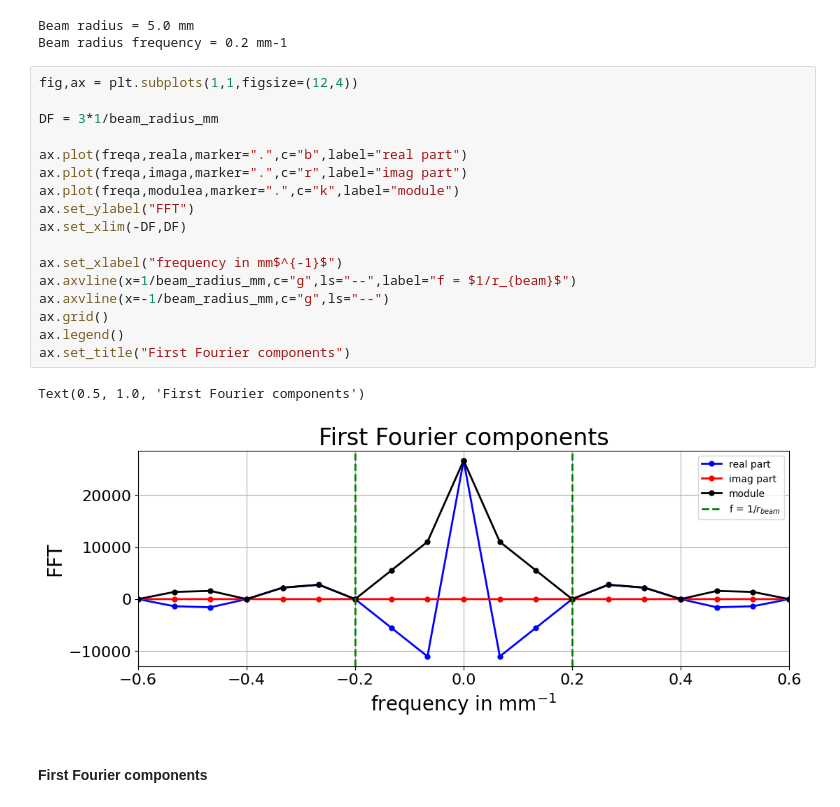
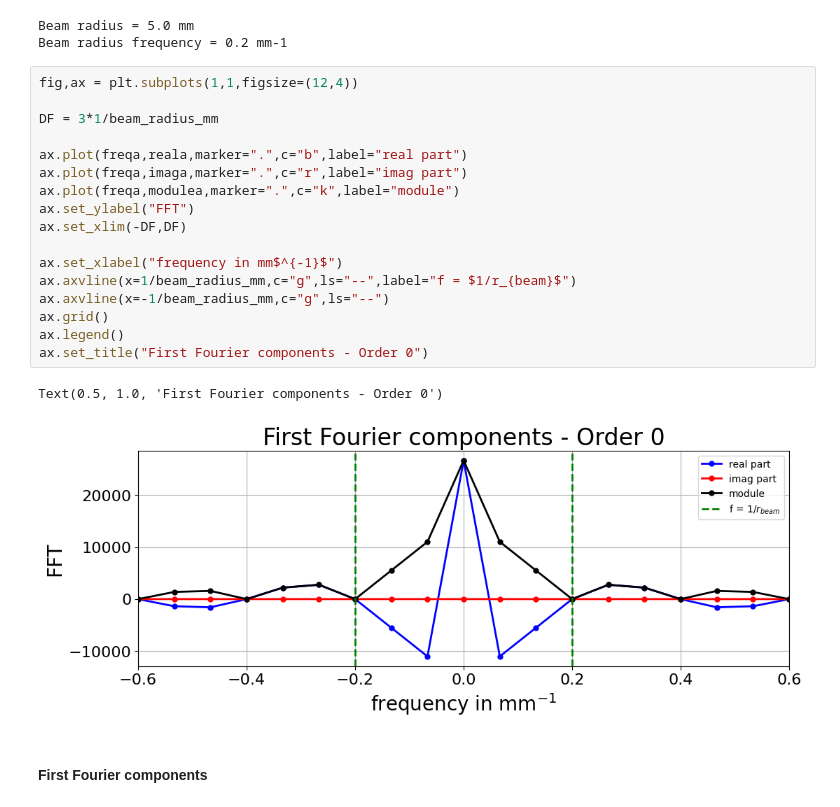
Before and after one commit to sylvielsstfr/AuxtelPSFpoppy, a Jupyter notebook: docs/notebooks/introdiffraction/02_FFT1D_ronchiphasepattern.ipynb, the cells around one changed output. Drawn from its saved outputs; the diff is of its cells as text.

```diff
--- a/docs/notebooks/introdiffraction/02_FFT1D_ronchiphasepattern.ipynb
+++ b/docs/notebooks/introdiffraction/02_FFT1D_ronchiphasepattern.ipynb
@@ -335,23 +325,23 @@ Beam radius frequency = 0.2 mm-1
 # %%
 fig,ax = plt.subplots(1,1,figsize=(12,4))
 
 DF = 3*1/beam_radius_mm
 
 ax.plot(freqa,reala,marker=".",c="b",label="real part")
 ax.plot(freqa,imaga,marker=".",c="r",label="imag part")
 ax.plot(freqa,modulea,marker=".",c="k",label="module")
 ax.set_ylabel("FFT")
 ax.set_xlim(-DF,DF)
 
 ax.set_xlabel("frequency in mm$^{-1}$")
 ax.axvline(x=1/beam_radius_mm,c="g",ls="--",label="f = $1/r_{beam}$")
 ax.axvline(x=-1/beam_radius_mm,c="g",ls="--")
 ax.grid()
 ax.legend()
-ax.set_title("First Fourier components")
+ax.set_title("First Fourier components - Order 0")
 # %% [output]
-Text(0.5, 1.0, 'First Fourier components')
+Text(0.5, 1.0, 'First Fourier components - Order 0')
-[figure, old version]
+[figure, new version]
 # %% [markdown]
 #### First Fourier components
 # %%
```
Also changed, not shown: parts of 19 cells of this notebook, 1 other file.
